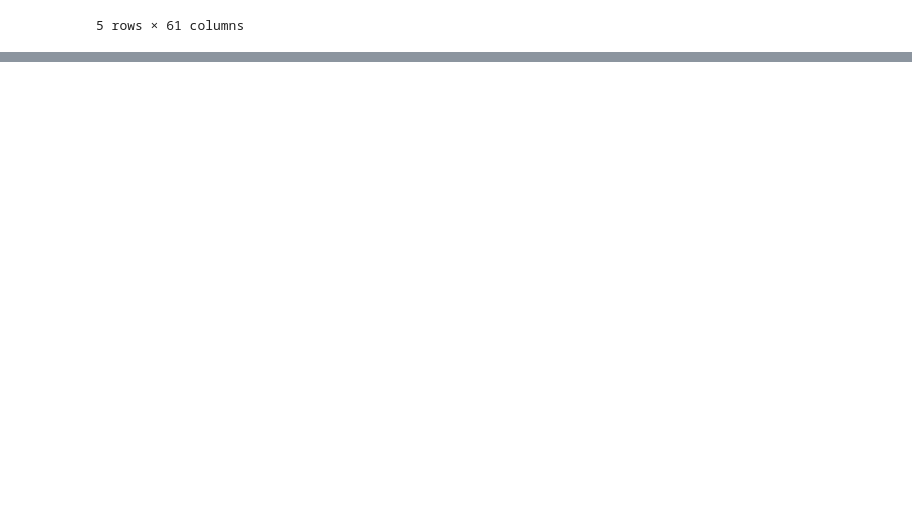
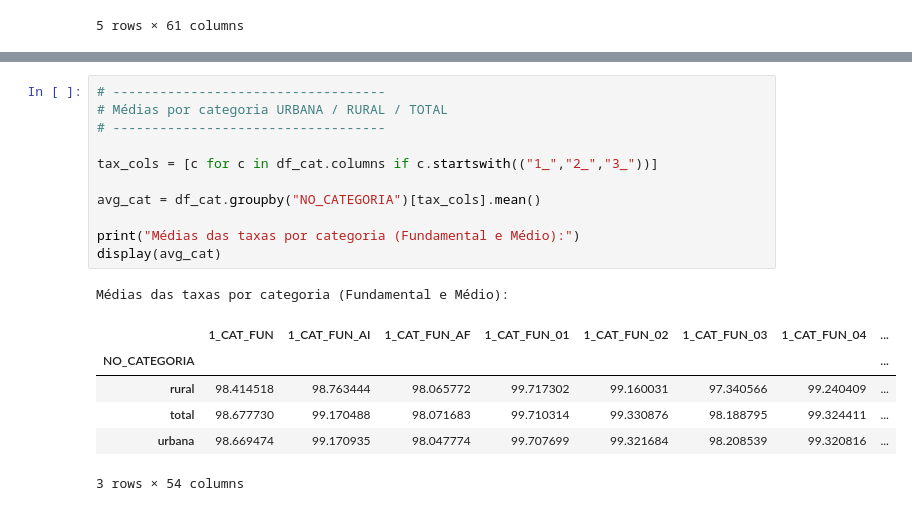
Before and after one commit to brunameinberg/projetobigdata, a Jupyter notebook: main.ipynb, the cells around one changed output, grey strips where cells are left out. Drawn from its saved outputs; the diff is of its cells as text; blank space fills up the shorter version.

```diff
--- a/main.ipynb
+++ b/main.ipynb
@@ -279,0 +883,19 @@ df_sp_clean.compute().head()
+# %%
+# -----------------------------------
+# Médias por categoria URBANA / RURAL / TOTAL
+# -----------------------------------
+
+tax_cols = [c for c in df_cat.columns if c.startswith(("1_","2_","3_"))]
+
+avg_cat = df_cat.groupby("NO_CATEGORIA")[tax_cols].mean()
+
+print("Médias das taxas por categoria (Fundamental e Médio):")
+display(avg_cat)
+# %% [output]
+Médias das taxas por categoria (Fundamental e Médio):
+|  | 1_CAT_FUN | 1_CAT_FUN_AI | 1_CAT_FUN_AF | 1_CAT_FUN_01 | 1_CAT_FUN_02 | 1_CAT_FUN_03 | 1_CAT_FUN_04 | ... |
+| NO_CATEGORIA |  |  |  |  |  |  |  | ... |
+| rural | 98.414518 | 98.763444 | 98.065772 | 99.717302 | 99.160031 | 97.340566 | 99.240409 | ... |
+| total | 98.677730 | 99.170488 | 98.071683 | 99.710314 | 99.330876 | 98.188795 | 99.324411 | ... |
+| urbana | 98.669474 | 99.170935 | 98.047774 | 99.707699 | 99.321684 | 98.208539 | 99.320816 | ... |
+3 rows × 54 columns
```
Also changed, not shown: parts of 35 cells of this notebook.
